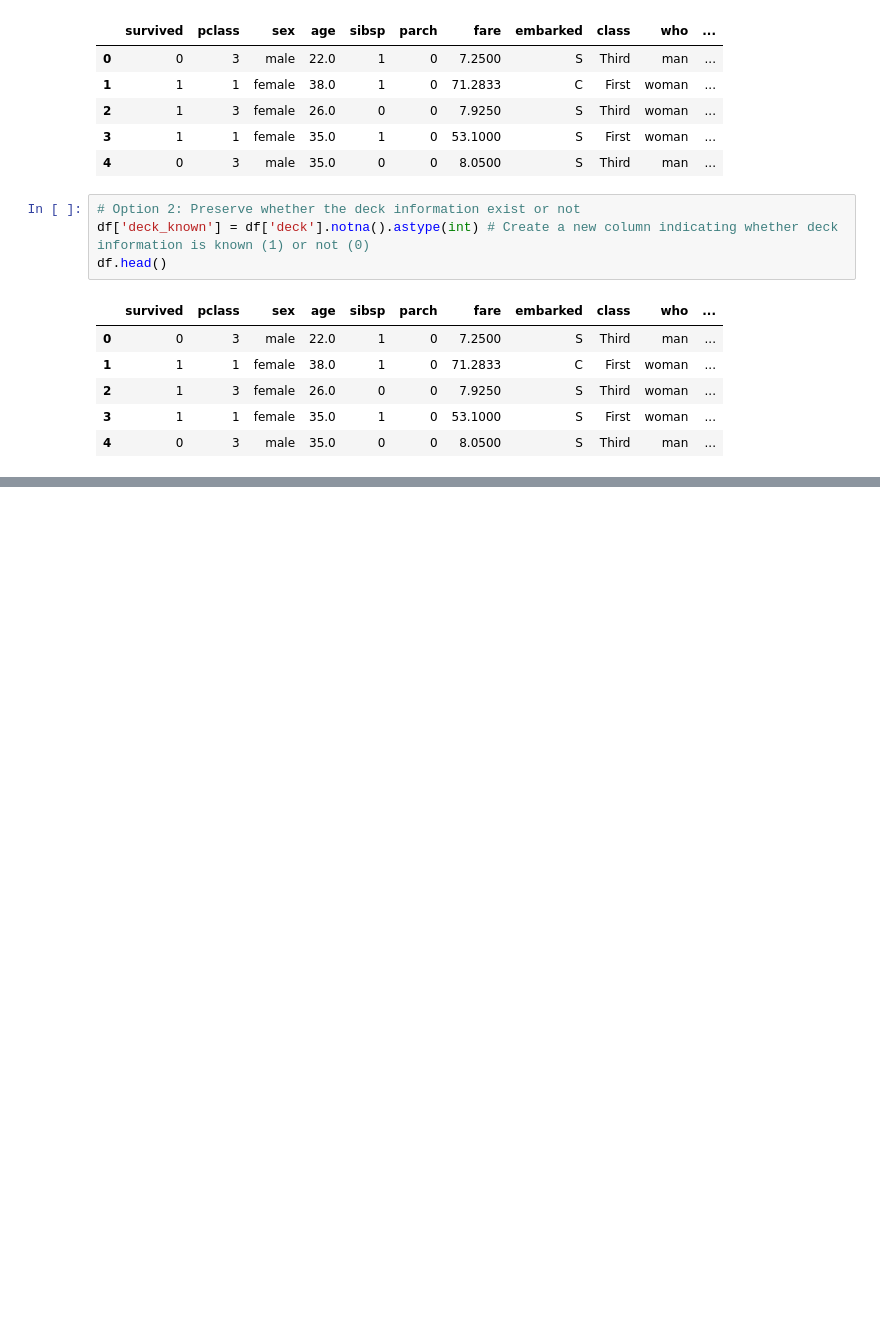
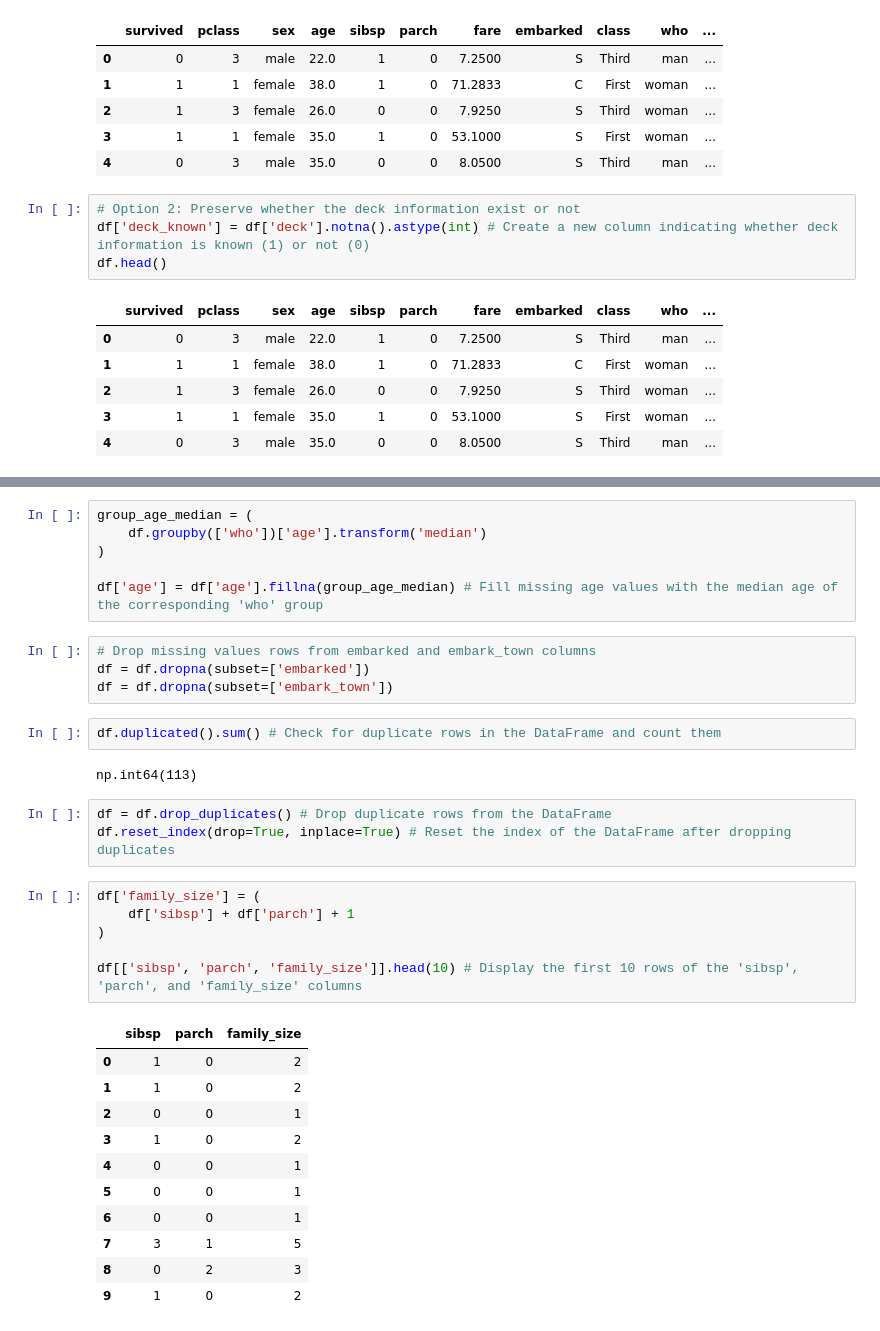
Before and after one commit to TangoRomeo80/Python-C-Summer-25-26, a Jupyter notebook: Final/data-processing.ipynb, the cells around one changed output, grey strips where cells are left out. Saved outputs shown, nothing was run; the diff lists cells and outputs as text; blank space fills up the shorter version.

```diff
--- a/Final/data-processing.ipynb
+++ b/Final/data-processing.ipynb
@@ -204,0 +213,35 @@ df.head()
+# %%
+group_age_median = (
+    df.groupby(['who'])['age'].transform('median')
+)
+
+df['age'] = df['age'].fillna(group_age_median) # Fill missing age values with the median age of the corresponding 'who' group
+# %%
+# Drop missing values rows from embarked and embark_town columns
+df = df.dropna(subset=['embarked'])
+df = df.dropna(subset=['embark_town'])
+# %%
+df.duplicated().sum() # Check for duplicate rows in the DataFrame and count them
+# %% [output]
+np.int64(113)
+# %%
+df = df.drop_duplicates() # Drop duplicate rows from the DataFrame
+df.reset_index(drop=True, inplace=True) # Reset the index of the DataFrame after dropping duplicates
+# %%
+df['family_size'] = (
+    df['sibsp'] + df['parch'] + 1
+)
+
+df[['sibsp', 'parch', 'family_size']].head(10) # Display the first 10 rows of the 'sibsp', 'parch', and 'family_size' columns
+# %% [output]
+|  | sibsp | parch | family_size |
+| 0 | 1 | 0 | 2 |
+| 1 | 1 | 0 | 2 |
+| 2 | 0 | 0 | 1 |
+| 3 | 1 | 0 | 2 |
+| 4 | 0 | 0 | 1 |
+| 5 | 0 | 0 | 1 |
+| 6 | 0 | 0 | 1 |
+| 7 | 3 | 1 | 5 |
+| 8 | 0 | 2 | 3 |
+| 9 | 1 | 0 | 2 |
```
Also changed, not shown: parts of 9 cells of this notebook, 1 other file.
